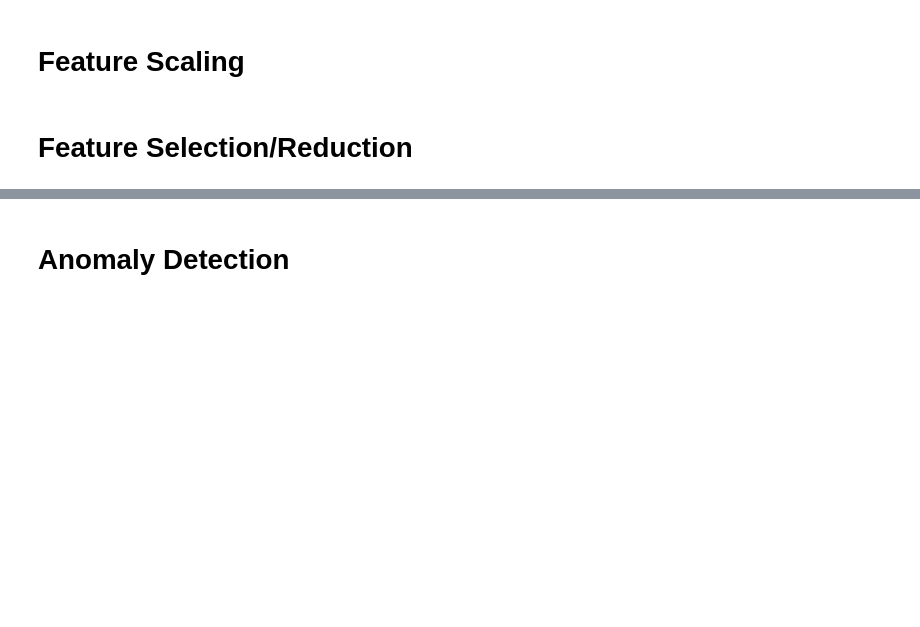
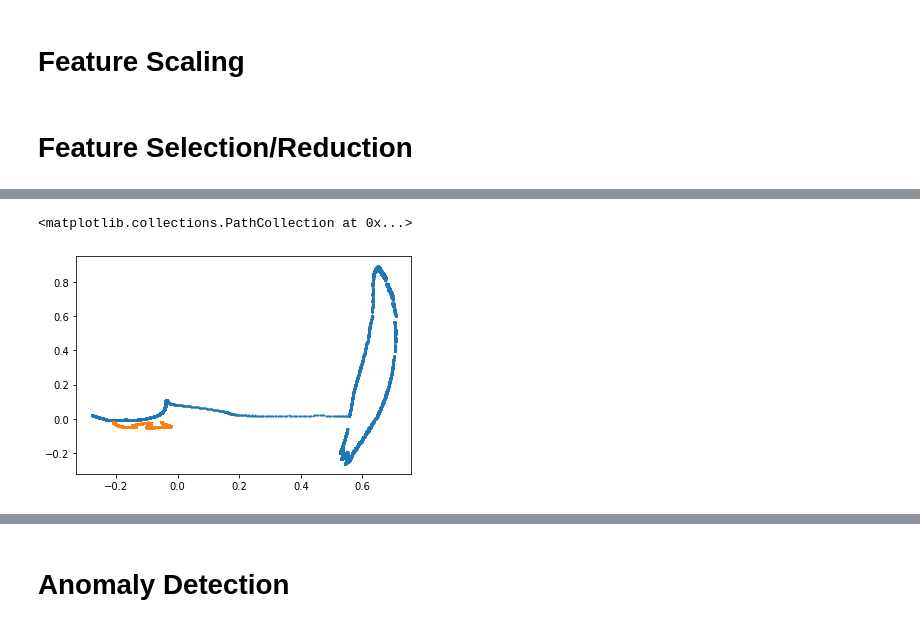
Before and after one commit to Masoud0389/Masoud0389, a Jupyter notebook: Delay_Detection1.ipynb, the cells around one changed output, grey strips where cells are left out. Drawn from its saved outputs; the diff is of its cells as text; code cells hidden in the pictures; blank space fills up the shorter version.

```diff
--- a/Delay_Detection1.ipynb
+++ b/Delay_Detection1.ipynb
@@ -61,0 +73,6 @@ print(np.shape(X_principal))
+# %%
+plt.scatter(X_principal.iloc[:120000,0], X_principal.iloc[:120000,1], s = 1 , alpha=1)
+plt.scatter(X_principal.iloc[260000:360000,0], X_principal.iloc[260000:360000,1], s = 1 , alpha=1)
+# %% [output]
+<matplotlib.collections.PathCollection at 0x...>
+[figure, added]
```
Also changed, not shown: parts of 11 cells of this notebook.
